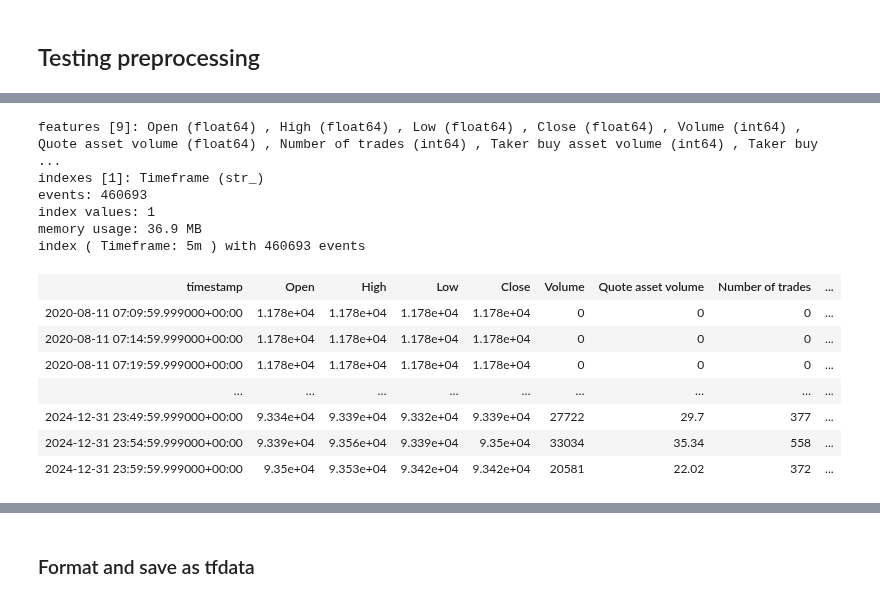
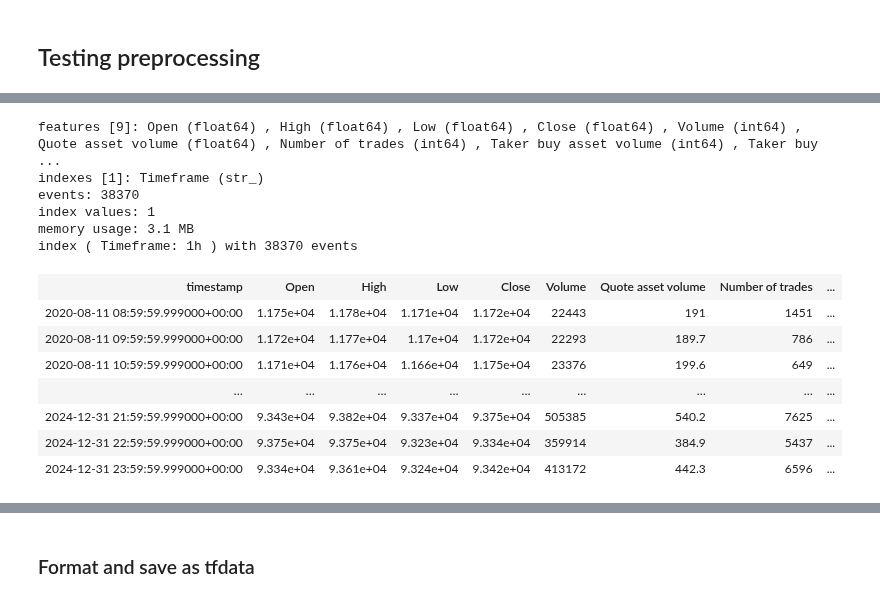
Before and after one commit to AlexShulzycki/levbot, a Jupyter notebook: Data/Preprocessing.ipynb, the cells around one changed output, grey strips where cells are left out. Saved outputs shown, nothing was run; the diff lists cells and outputs as text; code cells hidden in the pictures.

```diff
--- a/Data/Preprocessing.ipynb
+++ b/Data/Preprocessing.ipynb
@@ -47,18 +22,20 @@ def readEvSetForCoin(coin: str, datatype: str) :
 # %%
-#evset.plot(min_time = datetime(2024, 1, 10, 6).timestamp(), max_time = datetime(2024, 1, 10, 12).timestamp())
-evset
+CG = TFRecorder.coinRecordGenerator("BTCUSD_PERP", datalocation="Data")
+
+CG.loadData("klines", "5m")
+CG.loadData("klines", "1h")
 # %% [output]
 features [9]: Open (float64) , High (float64) , Low (float64) , Close (float64) , Volume (int64) , Quote asset volume (float64) , Number of trades (int64) , Taker buy asset volume (int64) , Taker buy  ...
 indexes [1]: Timeframe (str_)
-events: 460693
+events: 38370
 index values: 1
-memory usage: 36.9 MB
-index ( Timeframe: 5m ) with 460693 events
+memory usage: 3.1 MB
+index ( Timeframe: 1h ) with 38370 events
 | timestamp | Open | High | Low | Close | Volume | Quote asset volume | Number of trades | ... |
-| 2020-08-11 07:09:59.999000+00:00 | 1.178e+04 | 1.178e+04 | 1.178e+04 | 1.178e+04 | 0 | 0 | 0 | ... |
-| 2020-08-11 07:14:59.999000+00:00 | 1.178e+04 | 1.178e+04 | 1.178e+04 | 1.178e+04 | 0 | 0 | 0 | ... |
-| 2020-08-11 07:19:59.999000+00:00 | 1.178e+04 | 1.178e+04 | 1.178e+04 | 1.178e+04 | 0 | 0 | 0 | ... |
+| 2020-08-11 08:59:59.999000+00:00 | 1.175e+04 | 1.178e+04 | 1.171e+04 | 1.172e+04 | 22443 | 191 | 1451 | ... |
+| 2020-08-11 09:59:59.999000+00:00 | 1.172e+04 | 1.177e+04 | 1.17e+04 | 1.172e+04 | 22293 | 189.7 | 786 | ... |
+| 2020-08-11 10:59:59.999000+00:00 | 1.171e+04 | 1.176e+04 | 1.166e+04 | 1.175e+04 | 23376 | 199.6 | 649 | ... |
 | … | … | … | … | … | … | … | … | ... |
-| 2024-12-31 23:49:59.999000+00:00 | 9.334e+04 | 9.339e+04 | 9.332e+04 | 9.339e+04 | 27722 | 29.7 | 377 | ... |
-| 2024-12-31 23:54:59.999000+00:00 | 9.339e+04 | 9.356e+04 | 9.339e+04 | 9.35e+04 | 33034 | 35.34 | 558 | ... |
-| 2024-12-31 23:59:59.999000+00:00 | 9.35e+04 | 9.353e+04 | 9.342e+04 | 9.342e+04 | 20581 | 22.02 | 372 | ... |
+| 2024-12-31 21:59:59.999000+00:00 | 9.343e+04 | 9.382e+04 | 9.337e+04 | 9.375e+04 | 505385 | 540.2 | 7625 | ... |
+| 2024-12-31 22:59:59.999000+00:00 | 9.375e+04 | 9.375e+04 | 9.323e+04 | 9.334e+04 | 359914 | 384.9 | 5437 | ... |
+| 2024-12-31 23:59:59.999000+00:00 | 9.334e+04 | 9.361e+04 | 9.324e+04 | 9.342e+04 | 413172 | 442.3 | 6596 | ... |
```
Also changed, not shown: parts of 4 cells of this notebook, 1 other file.
